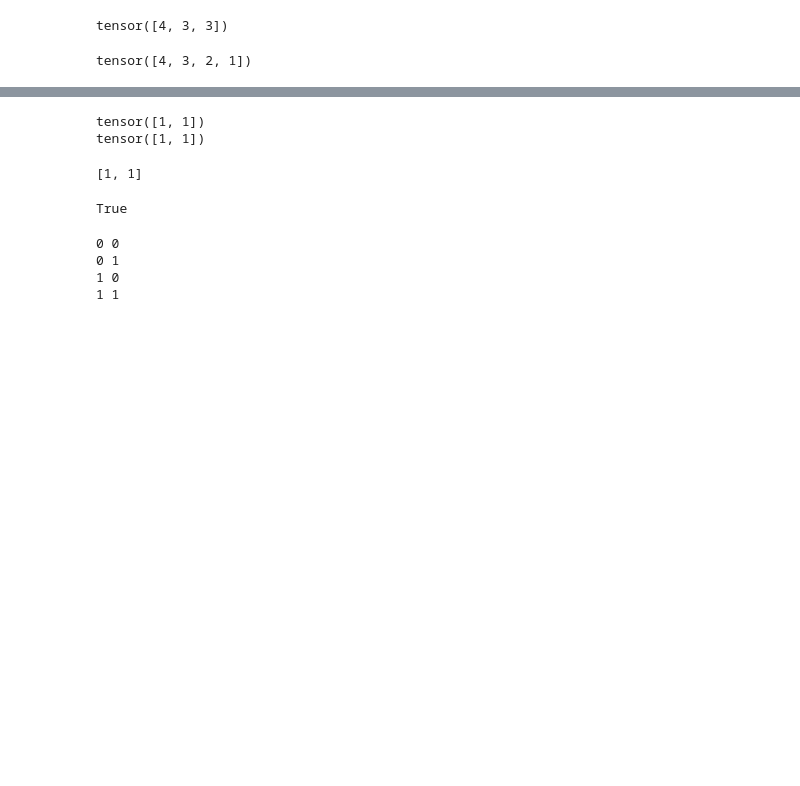
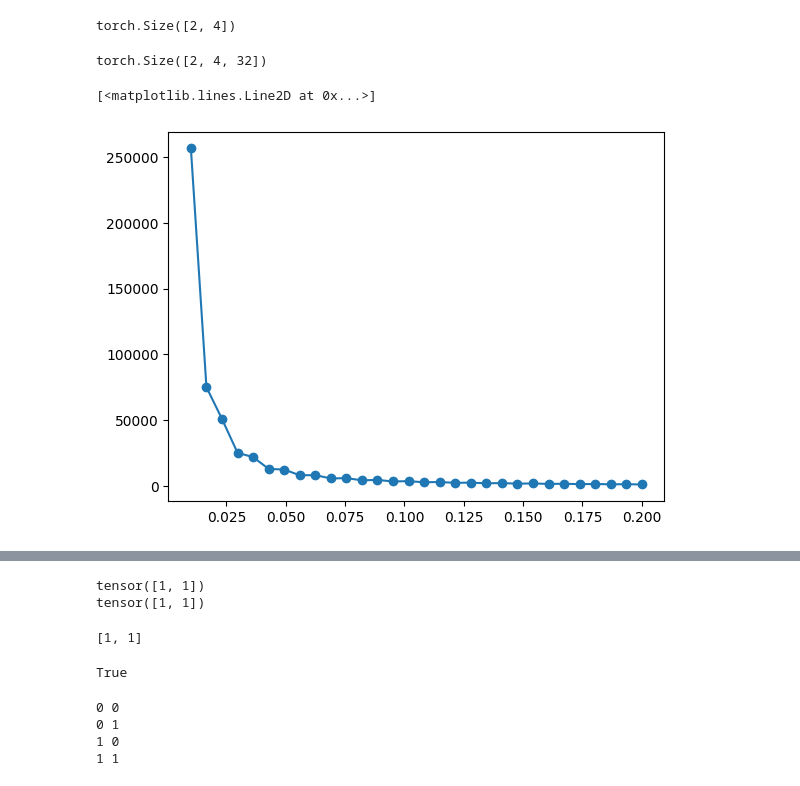
Before and after one commit to Fuyao233/Graph_pseudo_labeling, a Jupyter notebook: grinding_workshop.ipynb, the cells around one changed output, grey strips where cells are left out. Drawn from its saved outputs; the diff is of its cells as text; code cells hidden in the pictures; blank space fills up the shorter version.

```diff
--- a/grinding_workshop.ipynb
+++ b/grinding_workshop.ipynb
@@ -20,14 +1,48 @@ print(indices_list[1][0])
-# %%
-import torch
-
-torch.tensor([3,4,3])[torch.tensor([1,0,2])]
-# %% [output]
-tensor([4, 3, 3])
-# %%
-import torch
-x = torch.tensor([1,2,3,4])
-y = torch.tensor([4,3,2,1])
-
-x.flip(0)
-# %% [output]
-tensor([4, 3, 2, 1])
+# %%
+from basis_method.basis_process_dim32_class2 import *
+import torch
+
+basis_matrix = torch.tensor(basis_process_dim32_class2(h=0.5))
+torch.linalg.eigvals(torch.inverse(basis_matrix)).real.max(dim=2)[0].size()
+# %% [output]
+torch.Size([2, 4])
+# %%
+torch.linalg.eigvals(torch.inverse(basis_matrix)).real.size()
+# %% [output]
+torch.Size([2, 4, 32])
+# %%
+from basis_method.basis_process_dim32_class2 import *
+import torch
+
+h = np.linspace(0.01, 0.2, 30)
+res_dic = {
+    'h': [],
+    'seed': [],
+    'max': [],
+    'max_inv': []
+}
+
+for test_h in h:
+    for _ in range(10):
+        seed = np.random.randint(100)
+        basis_matrix = basis_process_dim32_class2(h=test_h, seed=seed)
+        basis_matrix = torch.tensor(basis_matrix)
+        inv = torch.inverse(basis_matrix)
+        res_dic['h'].append(test_h)
+        res_dic['seed'].append(seed)
+        res_dic['max'].append(basis_matrix.max().item())
+        res_dic['max_inv'].append(inv.max().item())
+
+import pandas as pd
+import matplotlib.pyplot as plt
+
+max_inv = []
+df = pd.DataFrame(res_dic)
+
+for t_h in h:
+    max_inv.append(df['max_inv'][df['h']==t_h].mean())
+
+plt.plot(h, max_inv, '-o')
+# %% [output]
+[<matplotlib.lines.Line2D at 0x...>]
+[figure, added]
```
Also changed, not shown: parts of 4 cells of this notebook, 12 other files.
